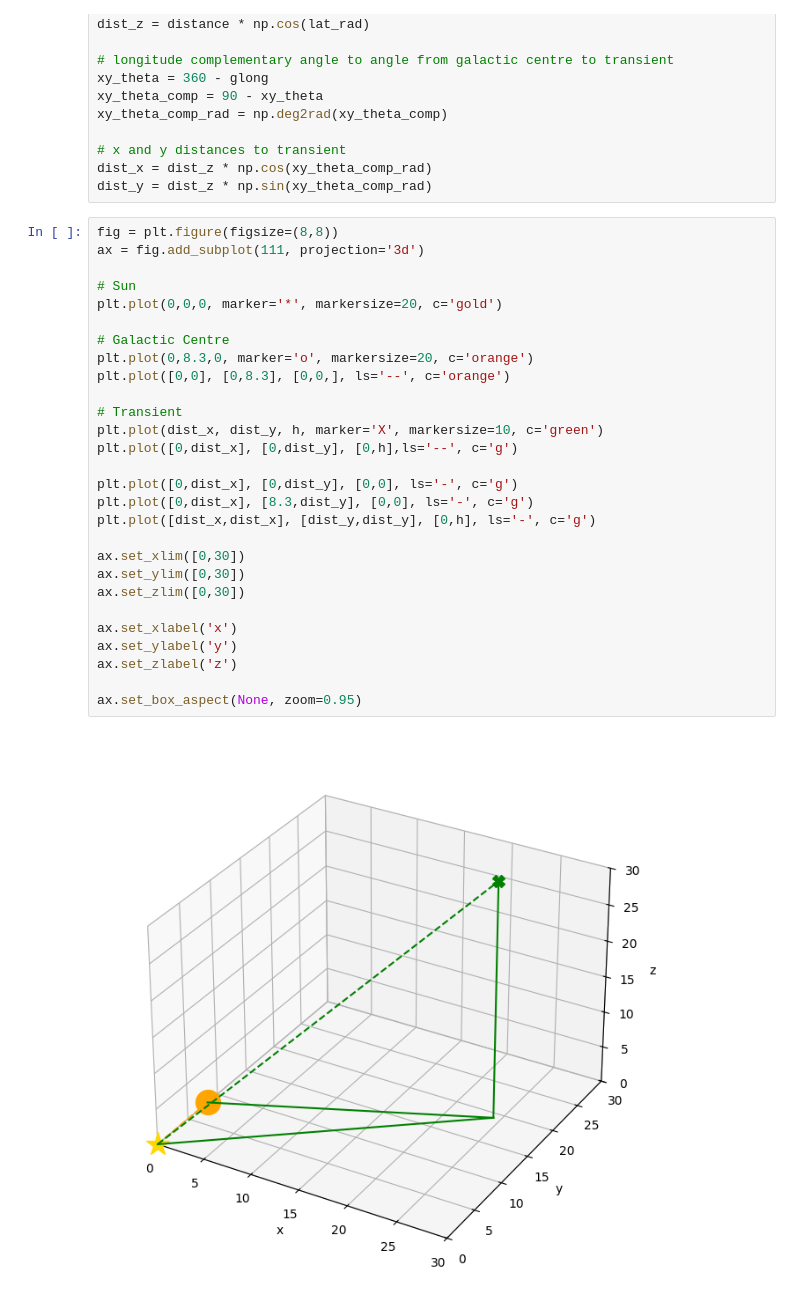
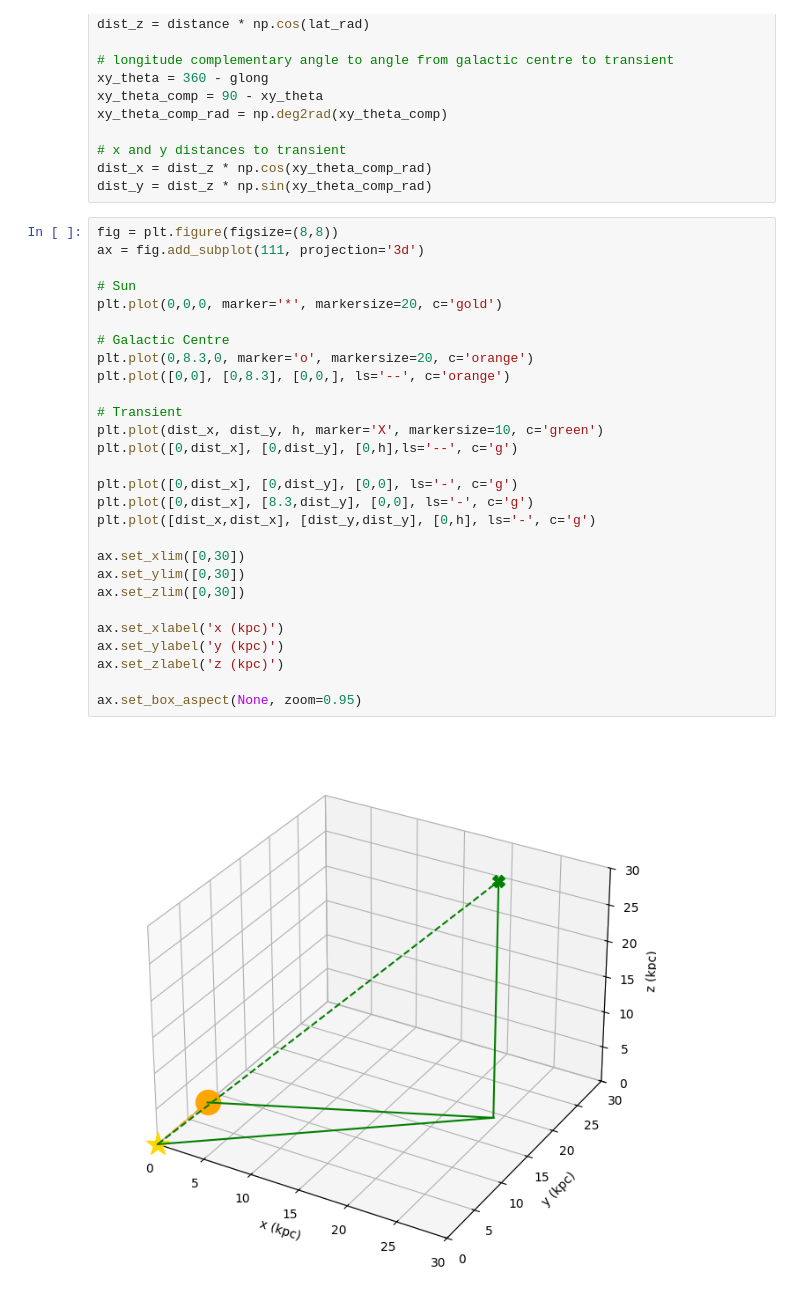
Before and after one commit to natasha-vb/transient-toolbox, a Jupyter notebook: galactic_location.ipynb, the cells around one changed output. Saved outputs shown, nothing was run; the diff lists cells and outputs as text.

```diff
--- a/galactic_location.ipynb
+++ b/galactic_location.ipynb
@@ -43,30 +43,30 @@ dist_y = dist_z * np.sin(xy_theta_comp_rad)
 # %%
 fig = plt.figure(figsize=(8,8))
 ax = fig.add_subplot(111, projection='3d')
 
 # Sun
 plt.plot(0,0,0, marker='*', markersize=20, c='gold')
 
 # Galactic Centre
 plt.plot(0,8.3,0, marker='o', markersize=20, c='orange')
 plt.plot([0,0], [0,8.3], [0,0,], ls='--', c='orange')
 
 # Transient
 plt.plot(dist_x, dist_y, h, marker='X', markersize=10, c='green')
 plt.plot([0,dist_x], [0,dist_y], [0,h],ls='--', c='g')
 
 plt.plot([0,dist_x], [0,dist_y], [0,0], ls='-', c='g')
 plt.plot([0,dist_x], [8.3,dist_y], [0,0], ls='-', c='g')
 plt.plot([dist_x,dist_x], [dist_y,dist_y], [0,h], ls='-', c='g')
 
 ax.set_xlim([0,30])
 ax.set_ylim([0,30])
 ax.set_zlim([0,30])
 
-ax.set_xlabel('x')
-ax.set_ylabel('y')
-ax.set_zlabel('z')
+ax.set_xlabel('x (kpc)')
+ax.set_ylabel('y (kpc)')
+ax.set_zlabel('z (kpc)')
 
 ax.set_box_aspect(None, zoom=0.95)
 # %% [output]
-[figure, old version]
+[figure, new version]
```
Also changed, not shown: parts of 1 cell of this notebook.
